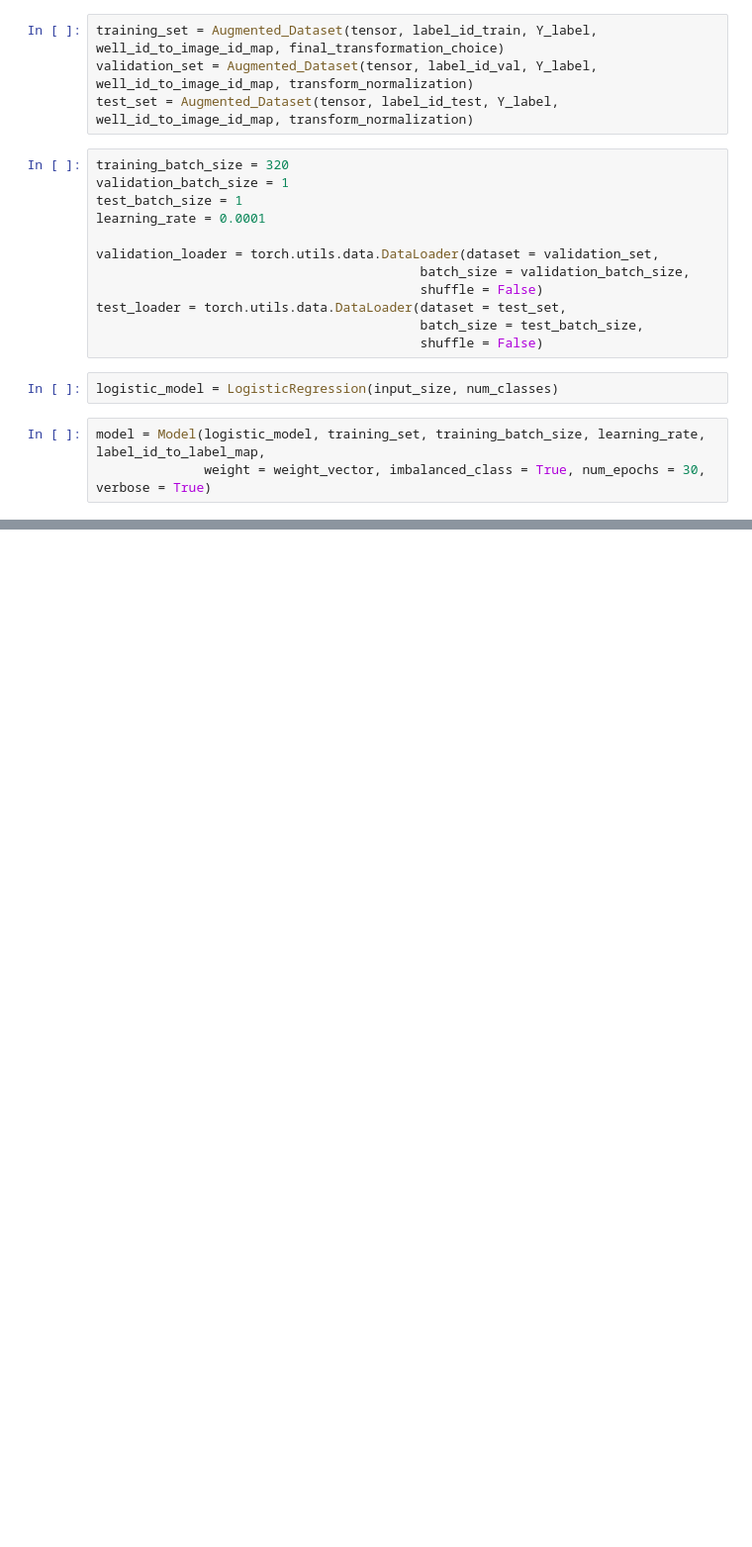
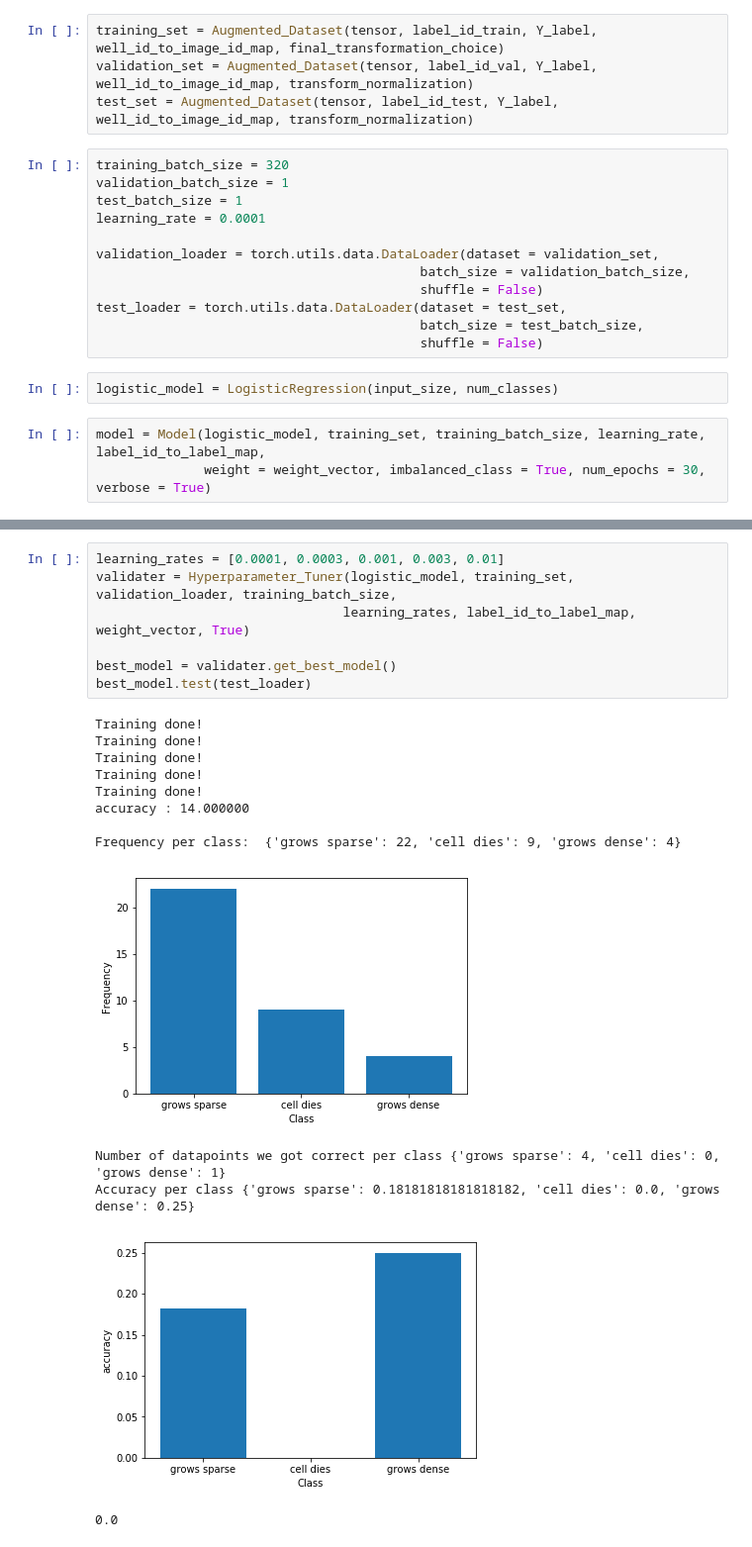
Before and after one commit to tajwarfahim/CS_231N_Project, a Jupyter notebook: model_testing_logistic_regression.ipynb, the cells around one changed output, grey strips where cells are left out. Shown: that part at 99% size. Saved outputs shown, nothing was run; the diff lists cells and outputs as text; blank space fills up the shorter version.

Commit message:
cross validation done

```diff
--- a/model_testing_logistic_regression.ipynb
+++ b/model_testing_logistic_regression.ipynb
@@ -140,0 +144,21 @@ Accuracy per class {'grows sparse': 0.47619047619047616, 'grows dense': 0.4, 'ce
+# %%
+learning_rates = [0.0001, 0.0003, 0.001, 0.003, 0.01]
+validater = Hyperparameter_Tuner(logistic_model, training_set, validation_loader, training_batch_size,
+                                learning_rates, label_id_to_label_map, weight_vector, True)
+
+best_model = validater.get_best_model()
+best_model.test(test_loader)
+# %% [output]
+Training done!
+Training done!
+Training done!
+Training done!
+Training done!
+accuracy : 14.000000
+
+Frequency per class:  {'grows sparse': 22, 'cell dies': 9, 'grows dense': 4}
+[figure, added]
+Number of datapoints we got correct per class {'grows sparse': 4, 'cell dies': 0, 'grows dense': 1}
+Accuracy per class {'grows sparse': 0.18181818181818182, 'cell dies': 0.0, 'grows dense': 0.25}
+[figure, added]
+0.0
```
Also changed, not shown: parts of 5 cells of this notebook, 3 other files.
